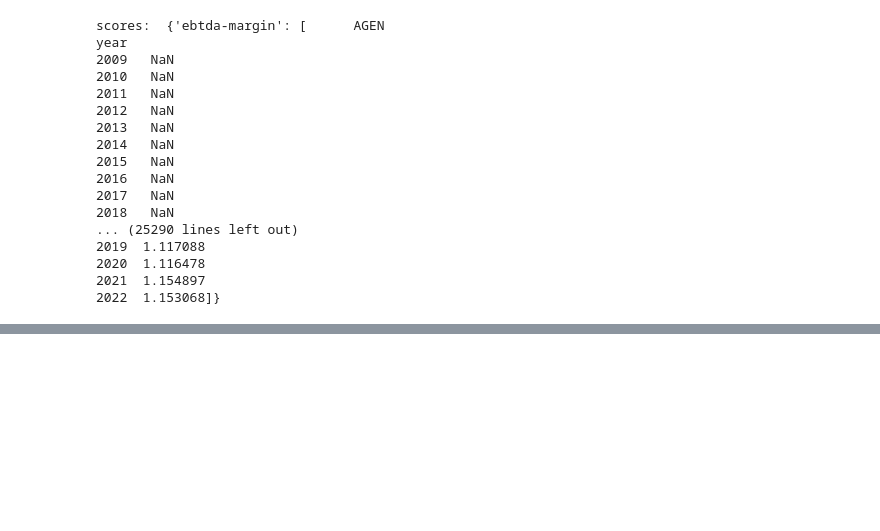
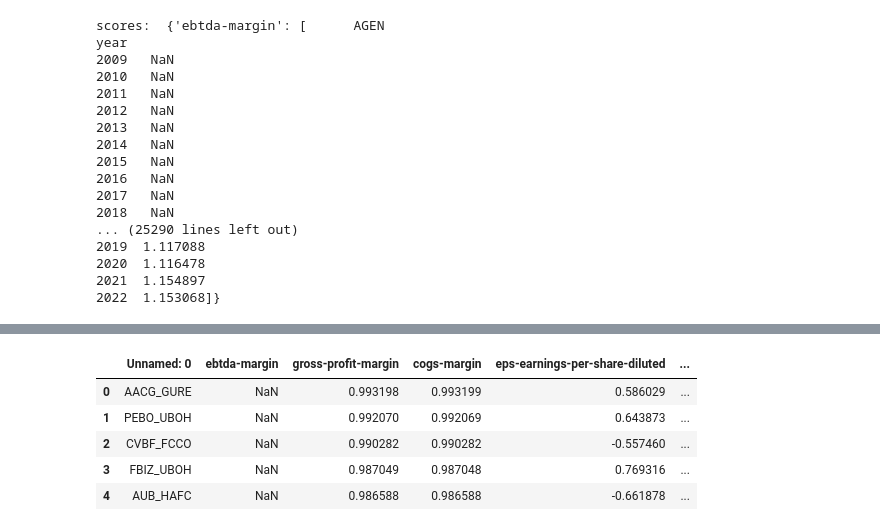
Before and after one commit to VinceXIV/macrotrends-scraper, a Jupyter notebook: test.ipynb, the cells around one changed output, grey strips where cells are left out. Cells and saved outputs as stored; diff of their text form; code cells hidden in the pictures; blank space fills up the shorter version.

```diff
--- a/test.ipynb
+++ b/test.ipynb
@@ -182,0 +289,10 @@ pairs.head()
+# %%
+df2 = pd.read_csv("distance combined one variable method.csv")
+df2.head()
+# %% [output]
+|  | Unnamed: 0 | ebtda-margin | gross-profit-margin | cogs-margin | eps-earnings-per-share-diluted | ... |
+| 0 | AACG_GURE | NaN | 0.993198 | 0.993199 | 0.586029 | ... |
+| 1 | PEBO_UBOH | NaN | 0.992070 | 0.992069 | 0.643873 | ... |
+| 2 | CVBF_FCCO | NaN | 0.990282 | 0.990282 | -0.557460 | ... |
+| 3 | FBIZ_UBOH | NaN | 0.987049 | 0.987048 | 0.769316 | ... |
+| 4 | AUB_HAFC | NaN | 0.986588 | 0.986588 | -0.661878 | ... |
```
Also changed, not shown: parts of 15 cells of this notebook, 10 other files.
